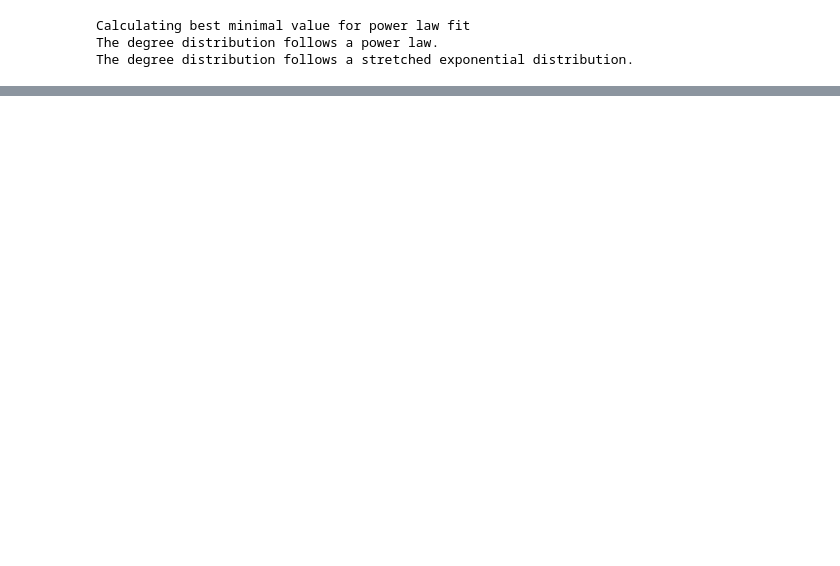
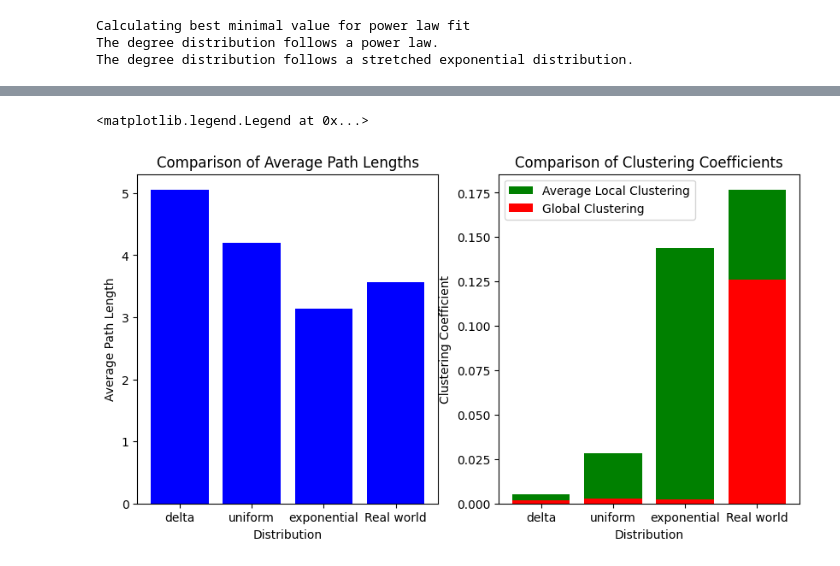
Before and after one commit to AaronDC60/Bianconi_Barabasi, a Jupyter notebook: code/analysis_version_Anne.ipynb, the cells around one changed output, grey strips where cells are left out. Drawn from its saved outputs; the diff is of its cells as text; code cells hidden in the pictures; blank space fills up the shorter version.

Commit message:
New plots with real world data
Plots

```diff
--- a/code/analysis_version_Anne.ipynb
+++ b/code/analysis_version_Anne.ipynb
@@ -337,0 +338,23 @@ plt.legend()
+# %%
+Adddata = [3.570840431393606, 0.1766290303590772, 0.1262386628418399]
+# %%
+plt.figure(figsize=(10, 5))
+plt.subplot(1, 2, 1)
+plt.bar(ditribution_list, avg_path_lengths, color='blue')
+plt.bar('Real world', Adddata[0], color='blue')
+plt.xlabel('Distribution')
+plt.ylabel('Average Path Length')
+plt.title('Comparison of Average Path Lengths')
+
+plt.subplot(1, 2, 2)
+plt.bar(ditribution_list, avg_clusterings, label='Average Local Clustering', color='green')
+plt.bar('Real world', Adddata[1], color='green')
+plt.bar(ditribution_list, clusterings, label='Global Clustering', color='red')
+plt.bar('Real world', Adddata[2], color='red')
+plt.xlabel('Distribution')
+plt.ylabel('Clustering Coefficient')
+plt.title('Comparison of Clustering Coefficients')
+plt.legend()
+# %% [output]
+<matplotlib.legend.Legend at 0x...>
+[figure, added]
```
Also changed, not shown: parts of 11 cells of this notebook.
